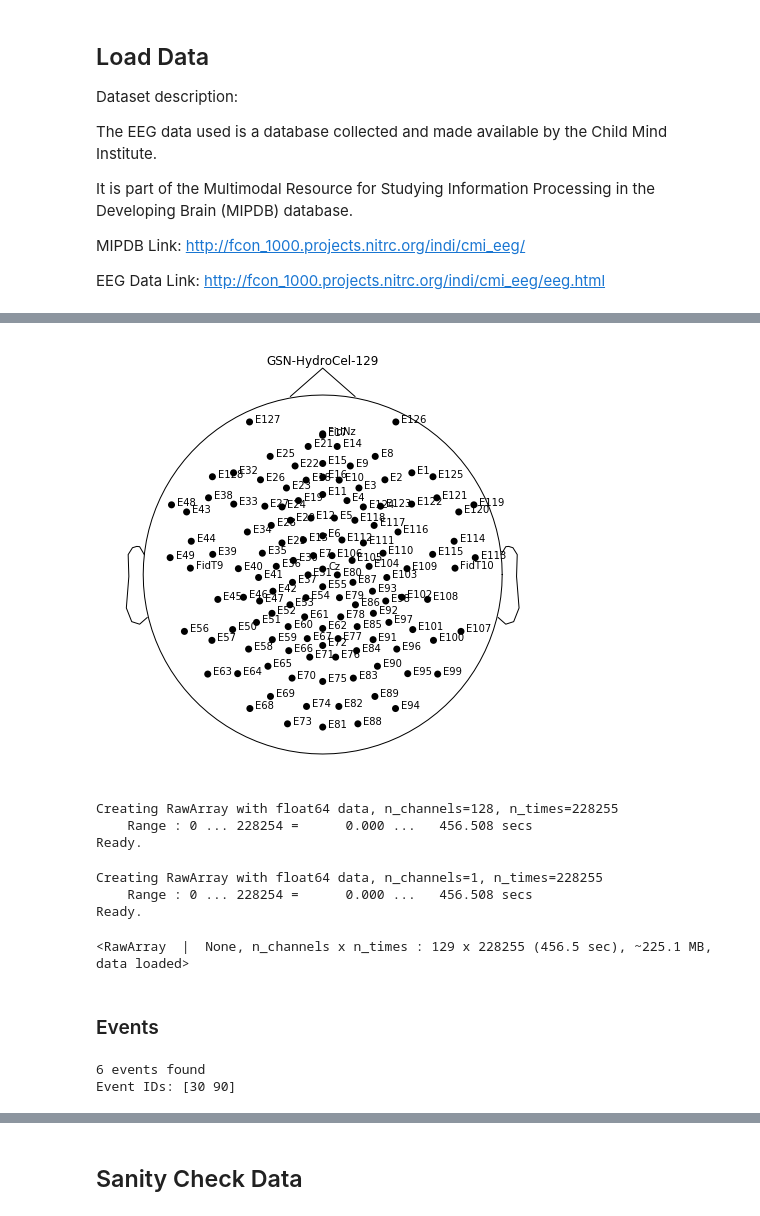
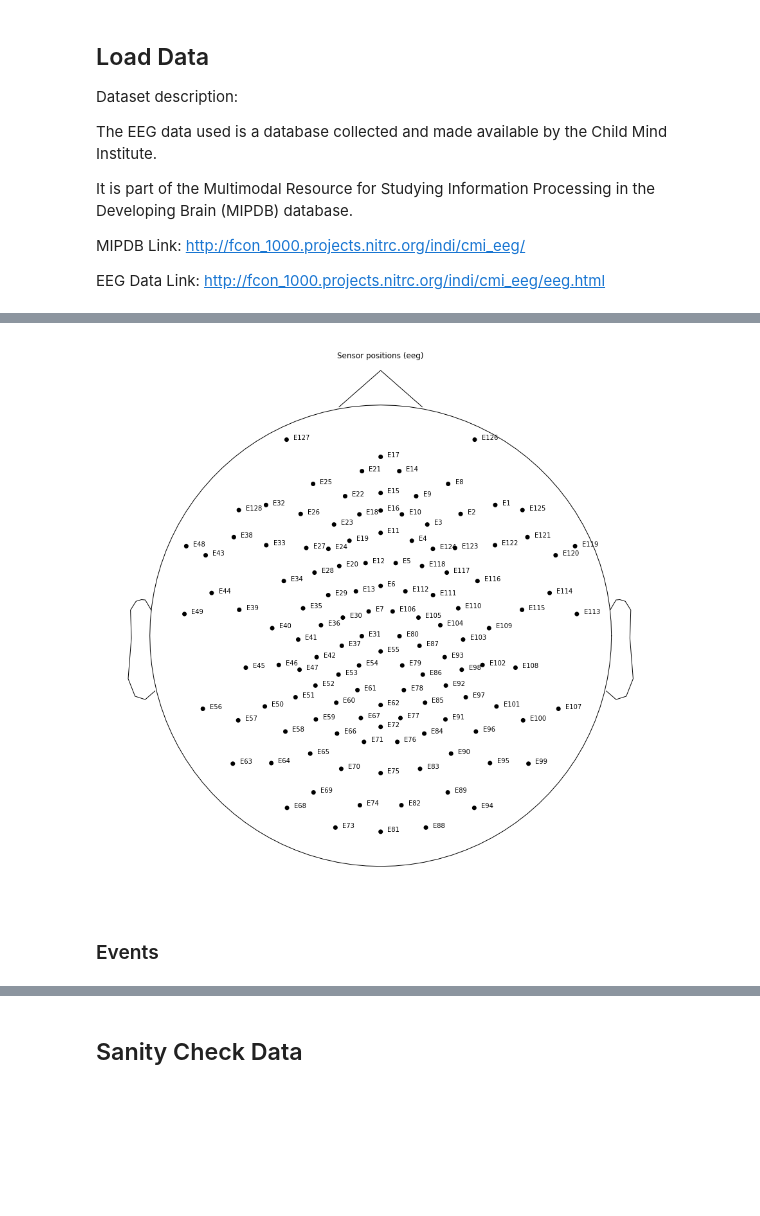
Before and after one commit to TomDonoghue/HyperEEG, a Jupyter notebook: notebooks/01-EEGProcessing.ipynb, the cells around one changed output, grey strips where cells are left out. Saved outputs shown, nothing was run; the diff lists cells and outputs as text; code cells hidden in the pictures; blank space fills up the shorter version.

```diff
--- a/notebooks/01-EEGProcessing.ipynb
+++ b/notebooks/01-EEGProcessing.ipynb
@@ -80,6 +73,3 @@ cur_eeg_file, cur_ev_file = get_files(eeg_files, f_type), get_files(ev_files, f_
 # %%
-# Data info / parameters
-s_freq = 500
-
-# Load data file
-dat = np.loadtxt(os.path.join(subj_path, cur_eeg_file), delimiter=',')
+# Load subject of data
+raw = mne.io.read_raw_egi(os.path.join(subj_path, cur_eeg_file), preload=True)
@@ -93,8 +90,7 @@ Do any set up steps, including:
 # %%
-# Read montage - GSN 129 montage
-montage = mne.channels.read_montage('GSN-HydroCel-129')
+# Load standard montage
+montage = mne.channels.read_montage('GSN-HydroCel-129', ch_names=raw.ch_names)
+raw.set_montage(montage)
+
+# Hack for 129
+raw.set_channel_types({'E129': 'misc'})
-# %%
-# Check out the montage plot
-montage.plot();
-# %% [output]
-[figure, removed]
@@ -105,51 +97,8 @@ info = mne.create_info(montage.ch_names[3:131], s_freq, 'eeg', montage)
-# %%
-# Create the MNE Raw data object
-raw = mne.io.RawArray(dat, info)
-# %% [output]
-Creating RawArray with float64 data, n_channels=128, n_times=228255
-    Range : 0 ... 228254 =      0.000 ...   456.508 secs
-Ready.
-# %%
-# Create a stim channel
-stim_info = mne.create_info(['stim'], s_freq, 'stim')
-stim_raw = mne.io.RawArray(np.zeros(shape=[1, len(raw._times)]), stim_info)
-
-# Add stim channel to data object
-raw.add_channels([stim_raw], force_update_info=True)
-# %% [output]
-Creating RawArray with float64 data, n_channels=1, n_times=228255
-    Range : 0 ... 228254 =      0.000 ...   456.508 secs
-Ready.
-<RawArray  |  None, n_channels x n_times : 129 x 228255 (456.5 sec), ~225.1 MB, data loaded>
+# %%
+# Check channel locations
+fig, ax = plt.subplots(figsize=[12, 12]);
+raw.plot_sensors(show_names=True, axes=ax);
+# %% [output]
+[figure, added]
 # %% [markdown]
 ### Events
-# %%
-# Load events from file
-
-# Initialize headers and variable to store event info
-headers = ['type', 'value', 'latency', 'duration', 'urevent']
-evs = np.empty(shape=[0, 3])
-
-# Load events from csv file
-with open(os.path.join(subj_path, cur_ev_file), 'r') as csv_file:
-
-    reader = csv.reader(csv_file)
-    for row in reader:
-
-        # Skip the empty rows
-        if row == []: continue
-
-        # Skip the header row, since there is one for every event...
-        if row[0] == 'type': continue
-
-        # Collect actual event data rows
-        evs = np.vstack((evs, np.array([int(row[2]), 0, int(row[0])])))
-
-# Add events to data object
-raw.add_events(evs, stim_channel='stim')
-
-# Check events
-dat_evs = mne.find_events(raw)
-# %% [output]
-6 events found
-Event IDs: [30 90]
```
Also changed, not shown: parts of 30 cells of this notebook.
